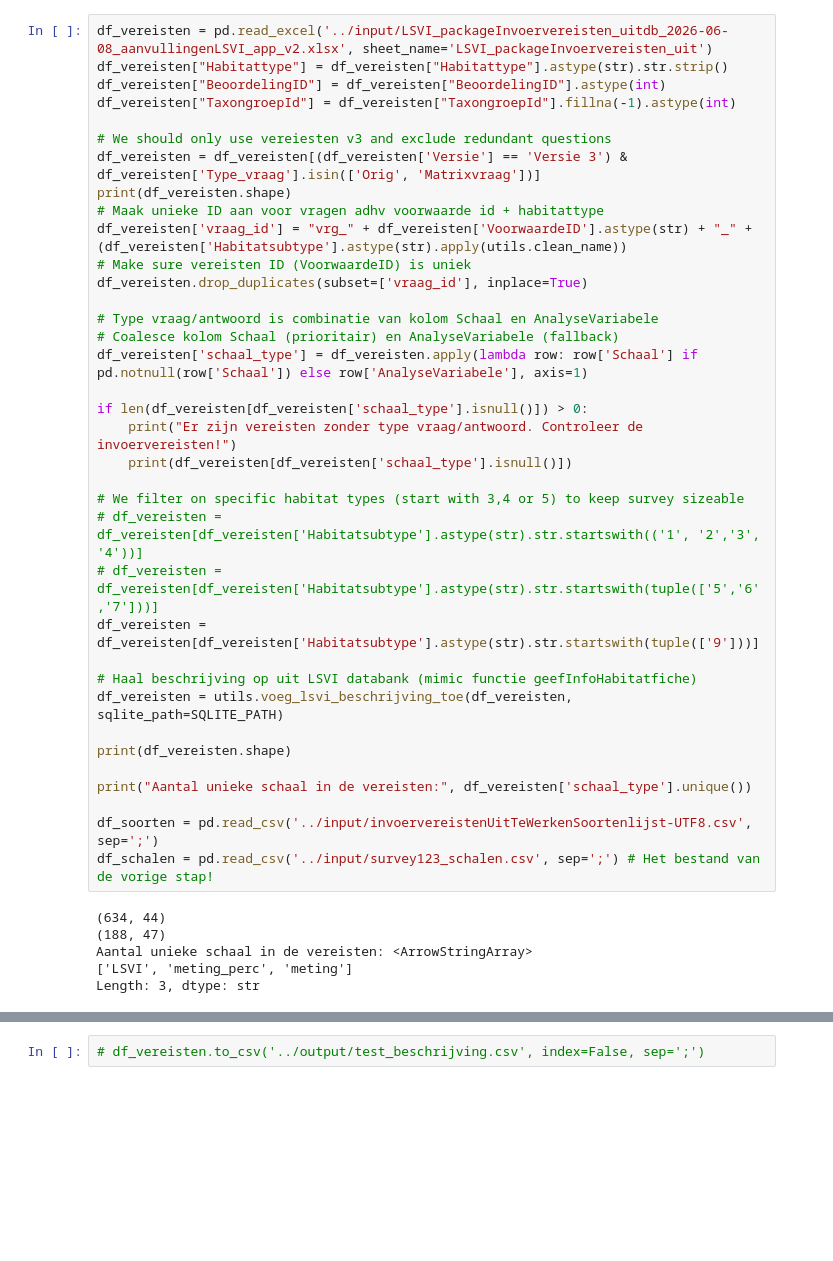
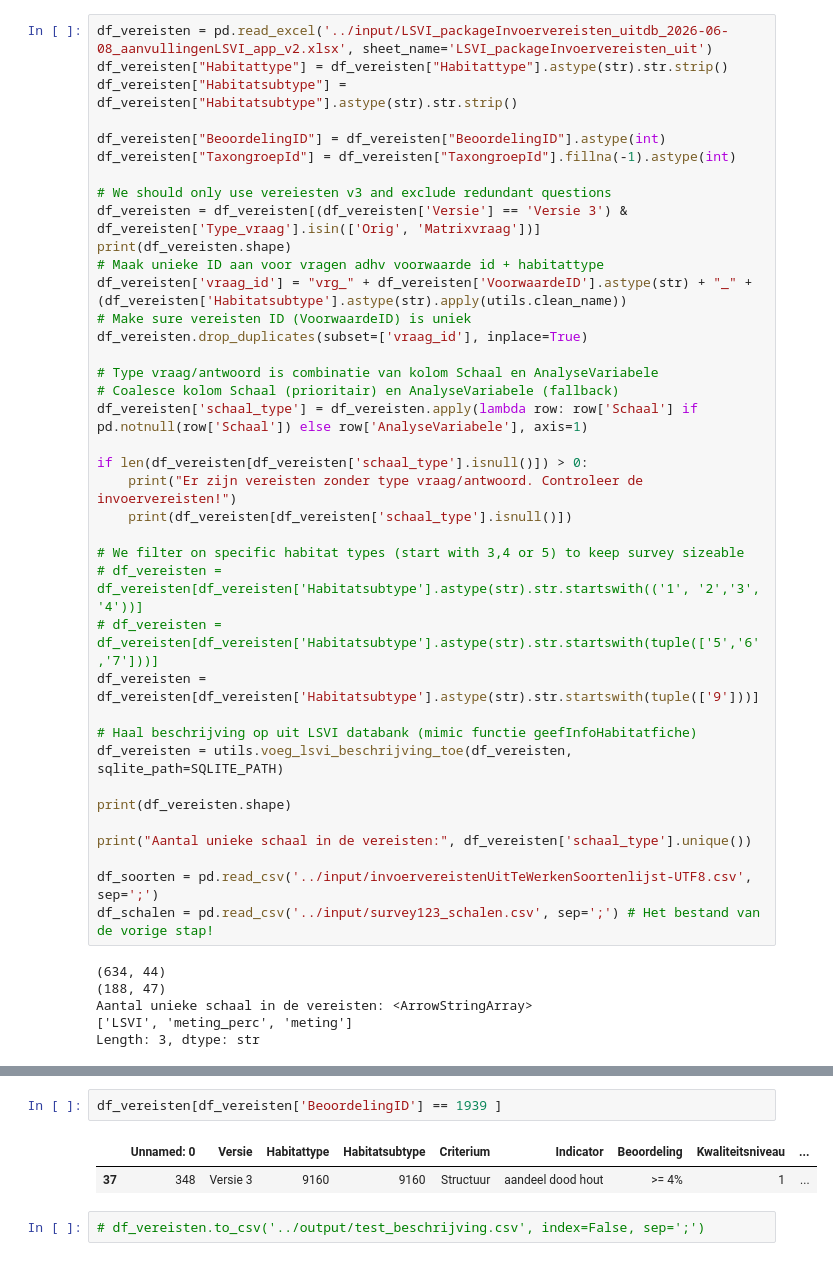
Before and after one commit to inbo/gis-lsvi-app, a Jupyter notebook: notebooks/create_xlsform.ipynb, the cells around one changed output, grey strips where cells are left out. Saved outputs shown, nothing was run; the diff lists cells and outputs as text; blank space fills up the shorter version.

```diff
--- a/notebooks/create_xlsform.ipynb
+++ b/notebooks/create_xlsform.ipynb
@@ -36,6 +36,8 @@ Gebruikt nu nog exports via LSVI-package (R). Testen of export uit sqlite db kan
 # %%
 df_vereisten = pd.read_excel('../input/LSVI_packageInvoervereisten_uitdb_2026-06-08_aanvullingenLSVI_app_v2.xlsx', sheet_name='LSVI_packageInvoervereisten_uit')
 df_vereisten["Habitattype"] = df_vereisten["Habitattype"].astype(str).str.strip()
+df_vereisten["Habitatsubtype"] = df_vereisten["Habitatsubtype"].astype(str).str.strip()
+
 df_vereisten["BeoordelingID"] = df_vereisten["BeoordelingID"].astype(int)
 df_vereisten["TaxongroepId"] = df_vereisten["TaxongroepId"].fillna(-1).astype(int)
 
@@ -84,3 +80,8 @@ df_soorten[(df_soorten['TaxongroepId'] == 931) & (df_soorten['Id'] == 371)]
+# %%
+df_vereisten[df_vereisten['BeoordelingID'] == 1939 ]
+# %% [output]
+|  | Unnamed: 0 | Versie | Habitattype | Habitatsubtype | Criterium | Indicator | Beoordeling | Kwaliteitsniveau | ... |
+| 37 | 348 | Versie 3 | 9160 | 9160 | Structuur | aandeel dood hout | >= 4% | 1 | ... |
 # %%
 # df_vereisten.to_csv('../output/test_beschrijving.csv', index=False, sep=';')
 # %%
```
Also changed, not shown: parts of 1 cell of this notebook, 2 other files.
